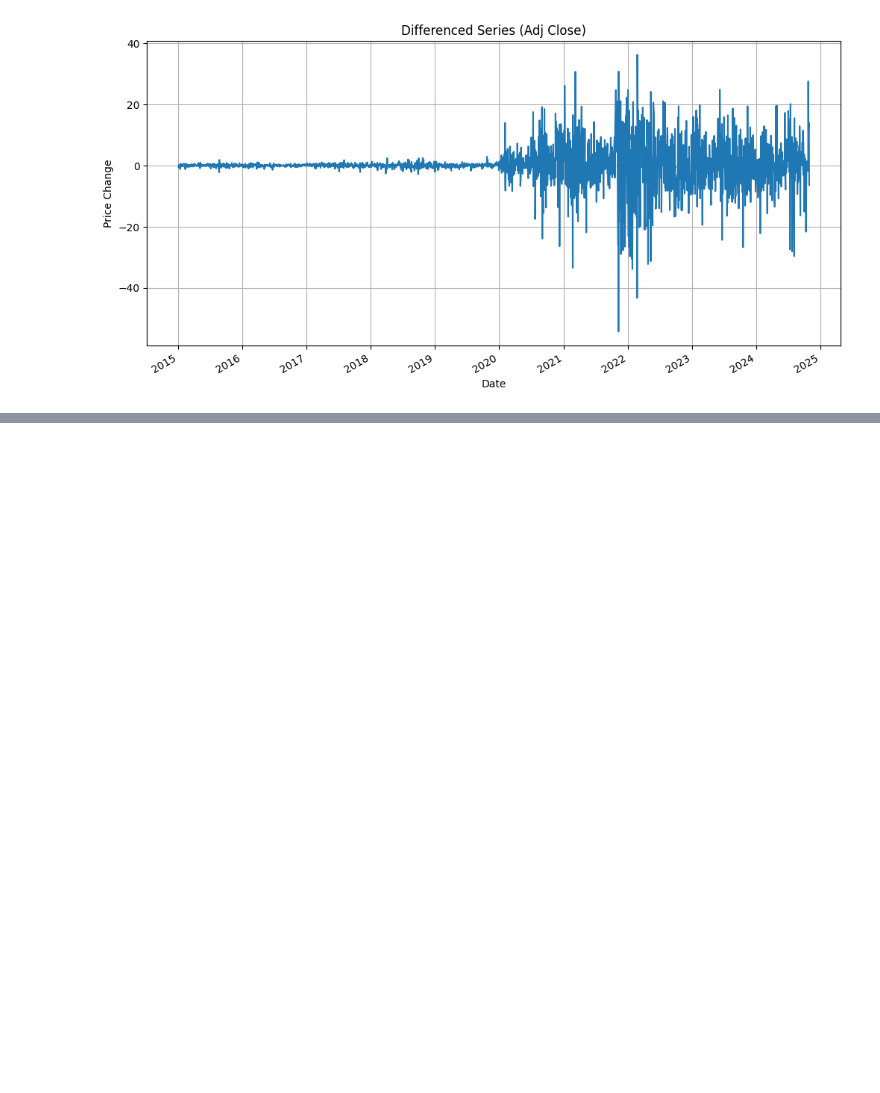
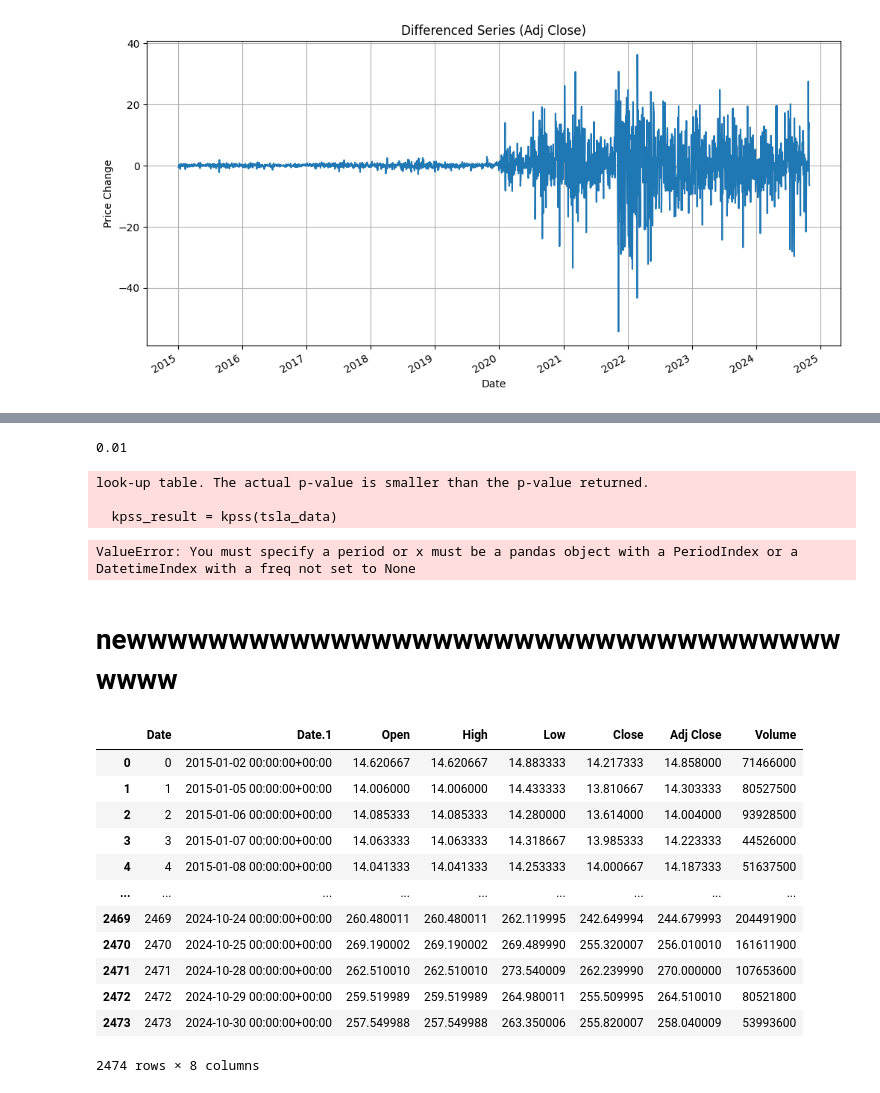
Before and after one commit to hermelawesene/GMF-portfolio-optimization--WEEK11, a Jupyter notebook: notebooks/ARIMA.ipynb, the cells around one changed output, grey strips where cells are left out. Saved outputs shown, nothing was run; the diff lists cells and outputs as text; code cells hidden in the pictures; blank space fills up the shorter version.

```diff
--- a/notebooks/ARIMA.ipynb
+++ b/notebooks/ARIMA.ipynb
@@ -88,0 +183,33 @@ plt.show()
+# %%
+kpss_result = kpss(tsla_data)
+print(kpss_result[1])
+# %% [output]
+0.01
+look-up table. The actual p-value is smaller than the p-value returned.
+
+  kpss_result = kpss(tsla_data)
+# %%
+result = seasonal_decompose(tsla_data, model='additive')
+result.plot()
+plt.show()
+# %% [output]
+ValueError: You must specify a period or x must be a pandas object with a PeriodIndex or a DatetimeIndex with a freq not set to None
+# %% [markdown]
+# newwwwwwwwwwwwwwwwwwwwwwwwwwwwwwwwwwwwwww
+# %%
+tsla_df = pd.read_csv('../data/TSLA_data_cleaned.csv')
+tsla_df
+# %% [output]
+|  | Date | Date.1 | Open | High | Low | Close | Adj Close | Volume |
+| 0 | 0 | 2015-01-02 00:00:00+00:00 | 14.620667 | 14.620667 | 14.883333 | 14.217333 | 14.858000 | 71466000 |
+| 1 | 1 | 2015-01-05 00:00:00+00:00 | 14.006000 | 14.006000 | 14.433333 | 13.810667 | 14.303333 | 80527500 |
+| 2 | 2 | 2015-01-06 00:00:00+00:00 | 14.085333 | 14.085333 | 14.280000 | 13.614000 | 14.004000 | 93928500 |
+| 3 | 3 | 2015-01-07 00:00:00+00:00 | 14.063333 | 14.063333 | 14.318667 | 13.985333 | 14.223333 | 44526000 |
+| 4 | 4 | 2015-01-08 00:00:00+00:00 | 14.041333 | 14.041333 | 14.253333 | 14.000667 | 14.187333 | 51637500 |
+| ... | ... | ... | ... | ... | ... | ... | ... | ... |
+| 2469 | 2469 | 2024-10-24 00:00:00+00:00 | 260.480011 | 260.480011 | 262.119995 | 242.649994 | 244.679993 | 204491900 |
+| 2470 | 2470 | 2024-10-25 00:00:00+00:00 | 269.190002 | 269.190002 | 269.489990 | 255.320007 | 256.010010 | 161611900 |
+| 2471 | 2471 | 2024-10-28 00:00:00+00:00 | 262.510010 | 262.510010 | 273.540009 | 262.239990 | 270.000000 | 107653600 |
+| 2472 | 2472 | 2024-10-29 00:00:00+00:00 | 259.519989 | 259.519989 | 264.980011 | 255.509995 | 264.510010 | 80521800 |
+| 2473 | 2473 | 2024-10-30 00:00:00+00:00 | 257.549988 | 257.549988 | 263.350006 | 255.820007 | 258.040009 | 53993600 |
+2474 rows × 8 columns
```
Also changed, not shown: parts of 25 cells of this notebook, 4 other files.
